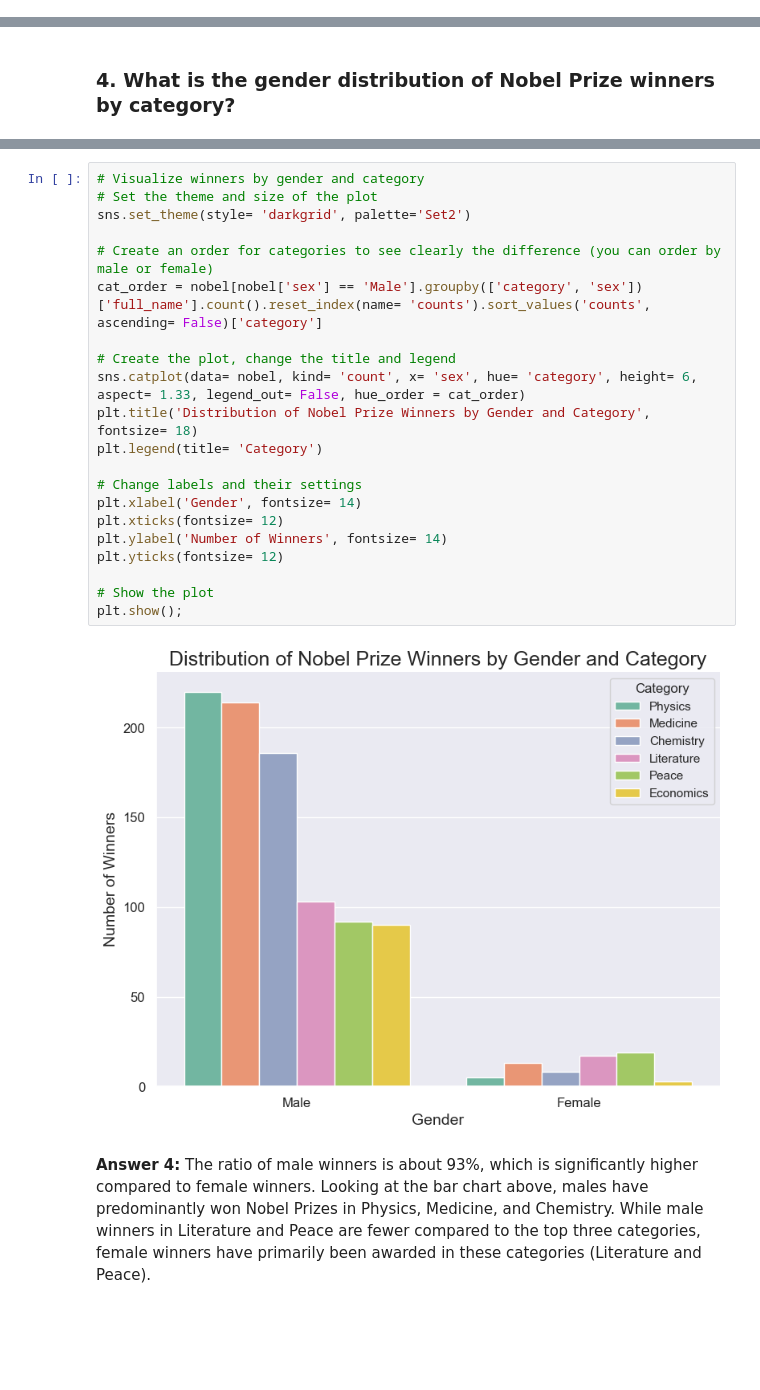
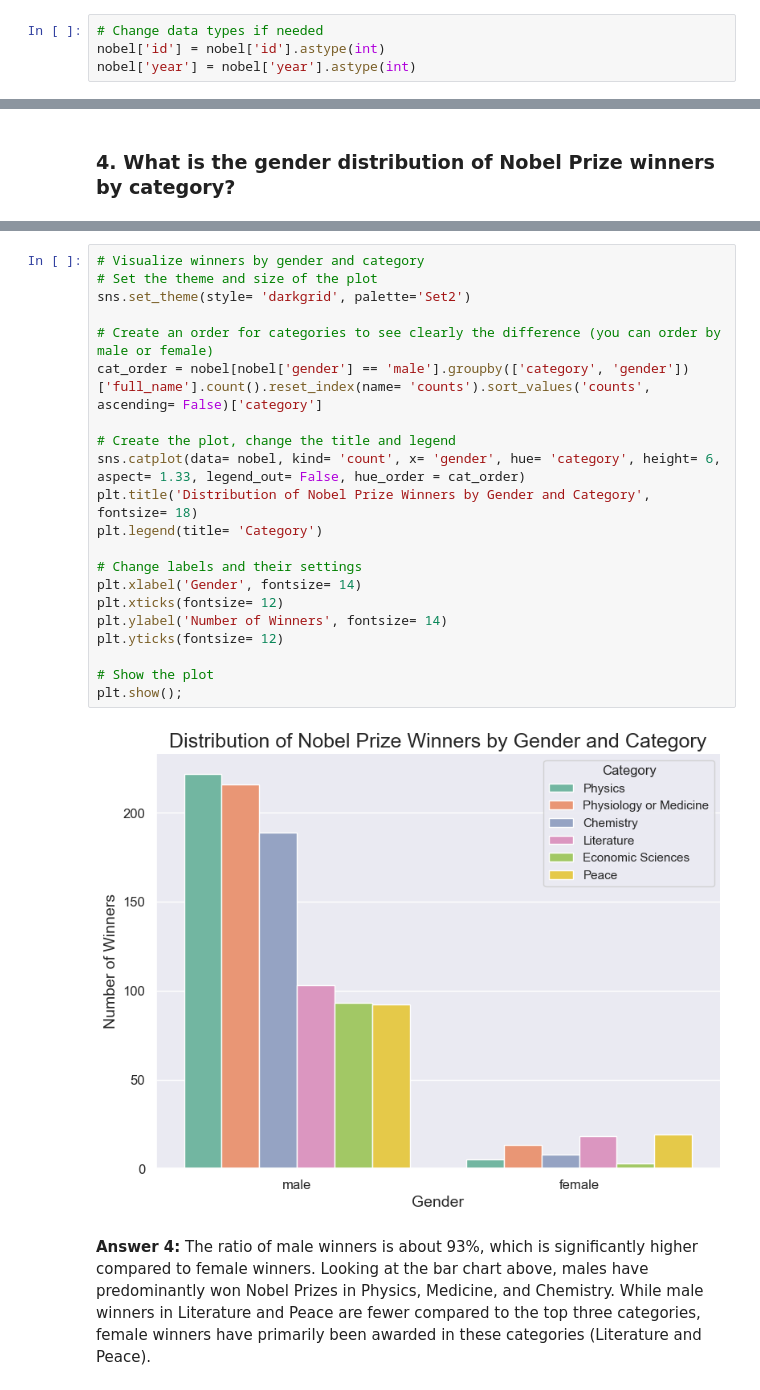
Before and after one commit to handebasaka/visualizing-the-history-of-nobel-prize-winners, a Jupyter notebook: visualizing-the-history-of-nobel-prize-winners.ipynb, the cells around one changed output, grey strips where cells are left out. Drawn from its saved outputs; the diff is of its cells as text; blank space fills up the shorter version.

```diff
--- a/visualizing-the-history-of-nobel-prize-winners.ipynb
+++ b/visualizing-the-history-of-nobel-prize-winners.ipynb
@@ -67,3 +144,7 @@ memory usage: 140.8+ KB
+# %%
+# Change data types if needed
+nobel['id'] = nobel['id'].astype(int)
+nobel['year'] = nobel['year'].astype(int)
 # %% [markdown]
 ### 1. Who was the first woman to receive a Nobel Prize, and in which category?
 # %%
@@ -181,26 +264,26 @@ Name: proportion, dtype: float64
 # %%
 # Visualize winners by gender and category
 # Set the theme and size of the plot
 sns.set_theme(style= 'darkgrid', palette='Set2')
 
 # Create an order for categories to see clearly the difference (you can order by male or female)
-cat_order = nobel[nobel['sex'] == 'Male'].groupby(['category', 'sex'])['full_name'].count().reset_index(name= 'counts').sort_values('counts', ascending= False)['category']
+cat_order = nobel[nobel['gender'] == 'male'].groupby(['category', 'gender'])['full_name'].count().reset_index(name= 'counts').sort_values('counts', ascending= False)['category']
 
 # Create the plot, change the title and legend
-sns.catplot(data= nobel, kind= 'count', x= 'sex', hue= 'category', height= 6, aspect= 1.33, legend_out= False, hue_order = cat_order)
+sns.catplot(data= nobel, kind= 'count', x= 'gender', hue= 'category', height= 6, aspect= 1.33, legend_out= False, hue_order = cat_order)
 plt.title('Distribution of Nobel Prize Winners by Gender and Category', fontsize= 18)
 plt.legend(title= 'Category')
 
 # Change labels and their settings
 plt.xlabel('Gender', fontsize= 14)
 plt.xticks(fontsize= 12)
 plt.ylabel('Number of Winners', fontsize= 14)
 plt.yticks(fontsize= 12)
 
 # Show the plot
 plt.show();
 # %% [output]
-[figure, old version]
+[figure, new version]
 # %% [markdown]
 **Answer 4:** The ratio of male winners is about 93%, which is significantly higher compared to female winners. Looking at the bar chart above, males have predominantly won Nobel Prizes in Physics, Medicine, and Chemistry. While male winners in Literature and Peace are fewer compared to the top three categories, female winners have primarily been awarded in these categories (Literature and Peace).
 # %% [markdown]
```
Also changed, not shown: parts of 21 cells of this notebook, 2 other files.
